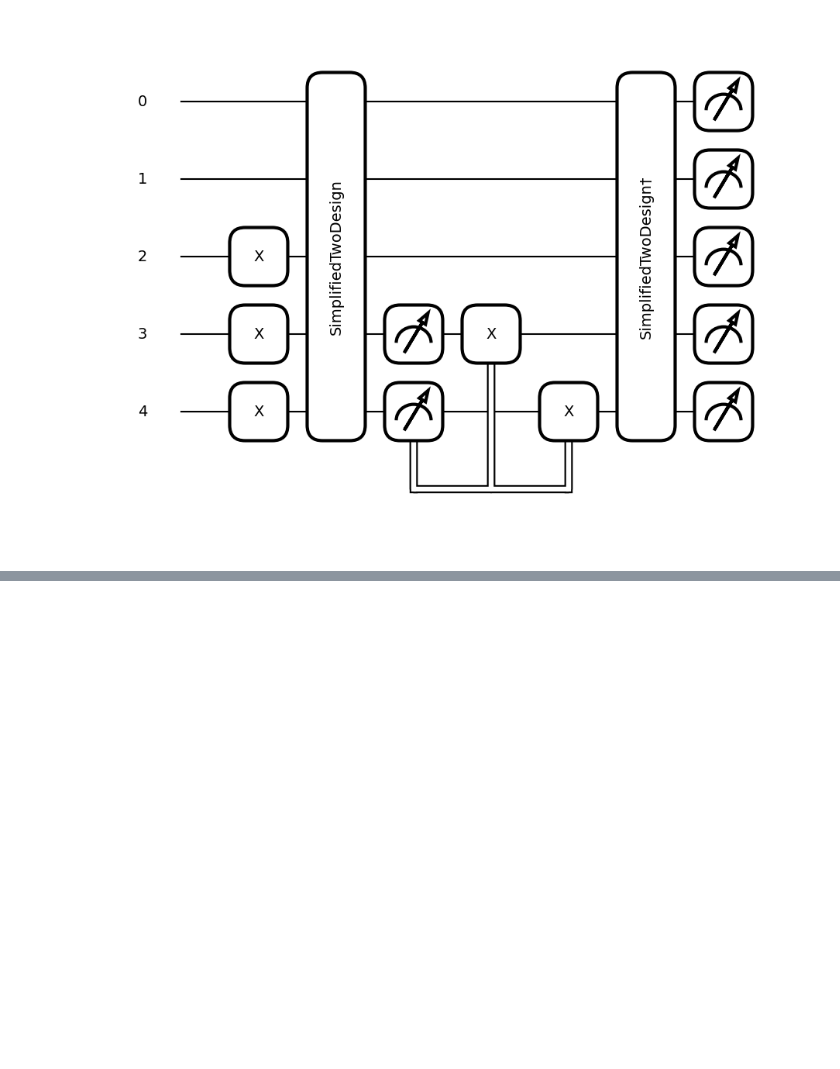
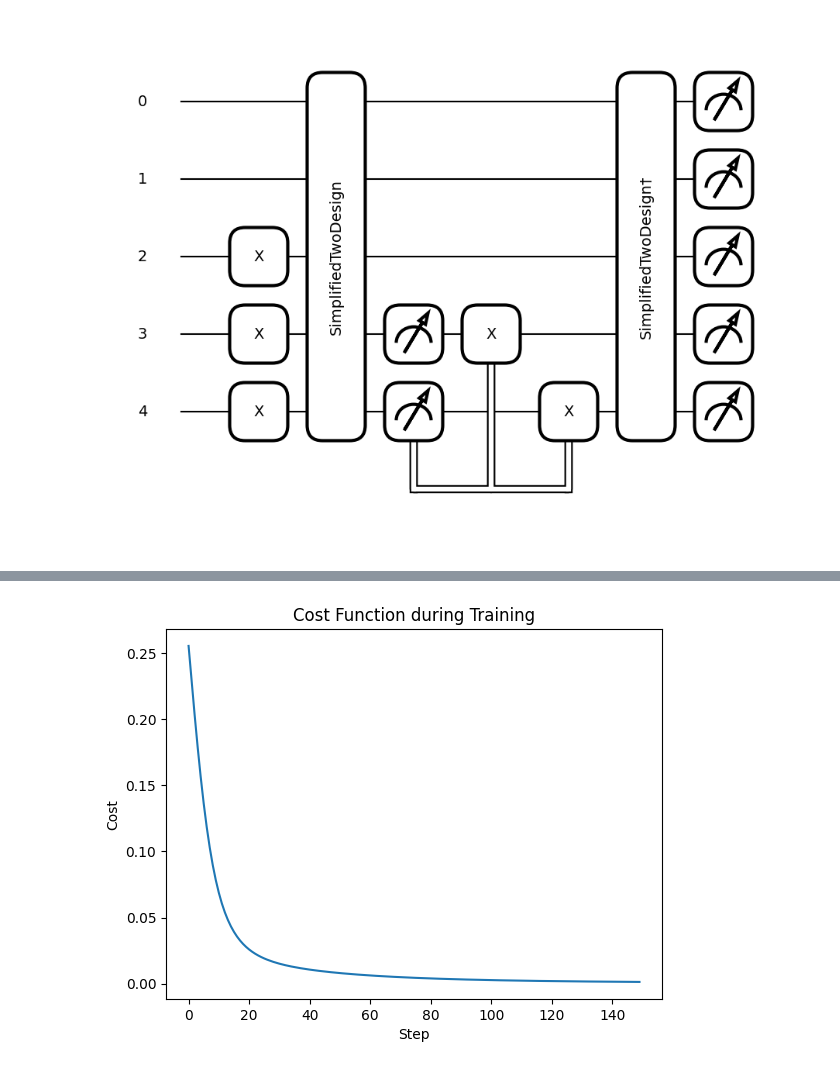
Before and after one commit to EdoardoZappia/Quantum_Autoencoder_PML_Exam, a Jupyter notebook: quantum_autoencoder.ipynb, the cells around one changed output, grey strips where cells are left out. Cells and saved outputs as stored; diff of their text form; code cells hidden in the pictures; blank space fills up the shorter version.

```diff
--- a/quantum_autoencoder.ipynb
+++ b/quantum_autoencoder.ipynb
@@ -186,0 +297,31 @@ print(fidelity)
+# %%
+# Definizione della funzione di costo come la somma delle probabilità di misurare 1
+def cost_function_digits(params):
+
+    # Ottiene le probabilità di misurazione
+    probs = digits_autoencoder(params)
+    #print(f"Probabilities: {probs}")
+
+    # La funzione di costo è la somma delle probabilità di ottenere 1
+    cost = probs[1]  # Assumendo che prob[1] rappresenti la probabilità di misurare 1
+    #print(f"Probability of measuring 1: {cost}")
+    return cost
+# %%
+# Inizializzazione dell'ottimizzatore
+opt = qml.GradientDescentOptimizer(stepsize=0.1)
+steps = 150
+costs_digits = []
+
+# Ciclo di addestramento
+start = time.time()
+for i in range(steps):
+    params_digits, cost_val = opt.step_and_cost(cost_function_digits, params_digits)
+    costs_digits.append(cost_val)
+    #if i%5==0:
+        #print(f"Step {i+1}: cost = {cost_val:.4f}")
+
+elapsed = time.time() - start
+print(f"Fit in {elapsed:0.2f} seconds")
+# Stampa dei pesi ottimizzati
+#print("Pesi ottimizzati:", params)
+#opt_weights = params
@@ -186,0 +347,9 @@ print(fidelity)
+# %%
+# Traccia la funzione di perdita durante l'addestramento
+plt.plot(costs_digits)
+plt.xlabel('Step')
+plt.ylabel('Cost')
+plt.title('Cost Function during Training')
+plt.show()
+# %% [output]
+[figure, added]
```
Also changed, not shown: parts of 19 cells of this notebook, 2 other files.
